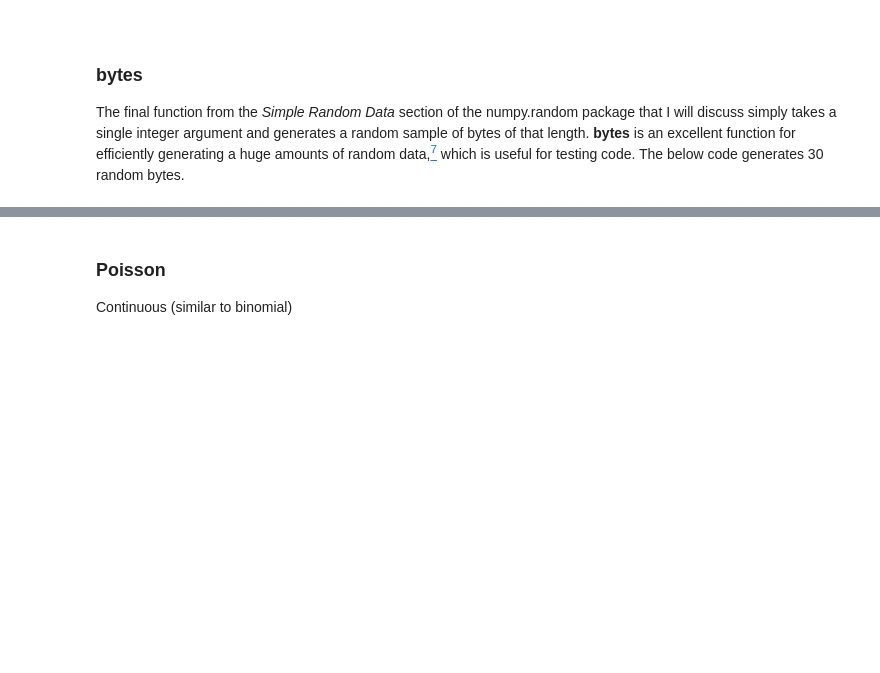
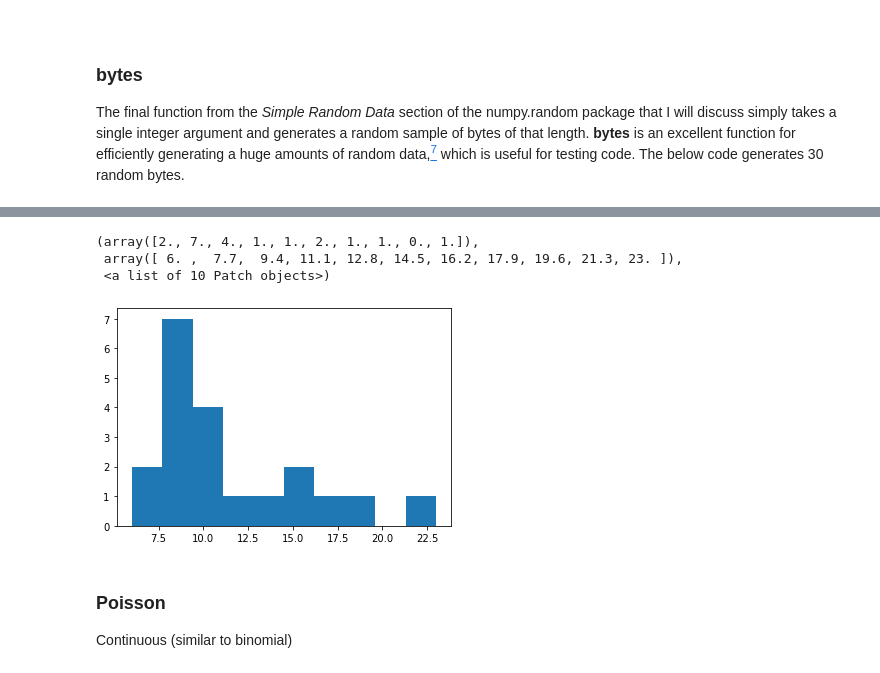
Before and after one commit to jennifer-ryan/numpy.random-project, a Jupyter notebook: numpy.random.ipynb, the cells around one changed output, grey strips where cells are left out. Drawn from its saved outputs; the diff is of its cells as text; code cells hidden in the pictures; blank space fills up the shorter version.

```diff
--- a/numpy.random.ipynb
+++ b/numpy.random.ipynb
@@ -685,3 +739,12 @@ https://www.johndcook.com/blog/2009/01/23/probability-distributions-and-object-o
+# %%
+# Negative Binomial
+x = np.random.negative_binomial(10, 0.5, 20)
+plt.hist(x)
+# %% [output]
+(array([2., 7., 4., 1., 1., 2., 1., 1., 0., 1.]),
+ array([ 6. ,  7.7,  9.4, 11.1, 12.8, 14.5, 16.2, 17.9, 19.6, 21.3, 23. ]),
+ <a list of 10 Patch objects>)
+[figure, added]
 # %% [markdown]
 ### Poisson
 
```
Also changed, not shown: parts of 56 cells of this notebook.
